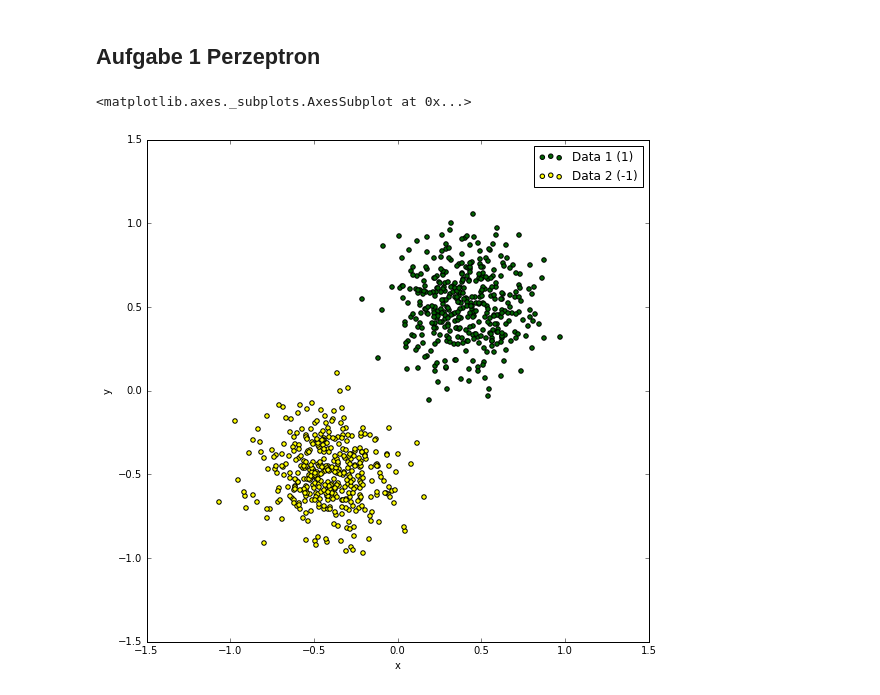
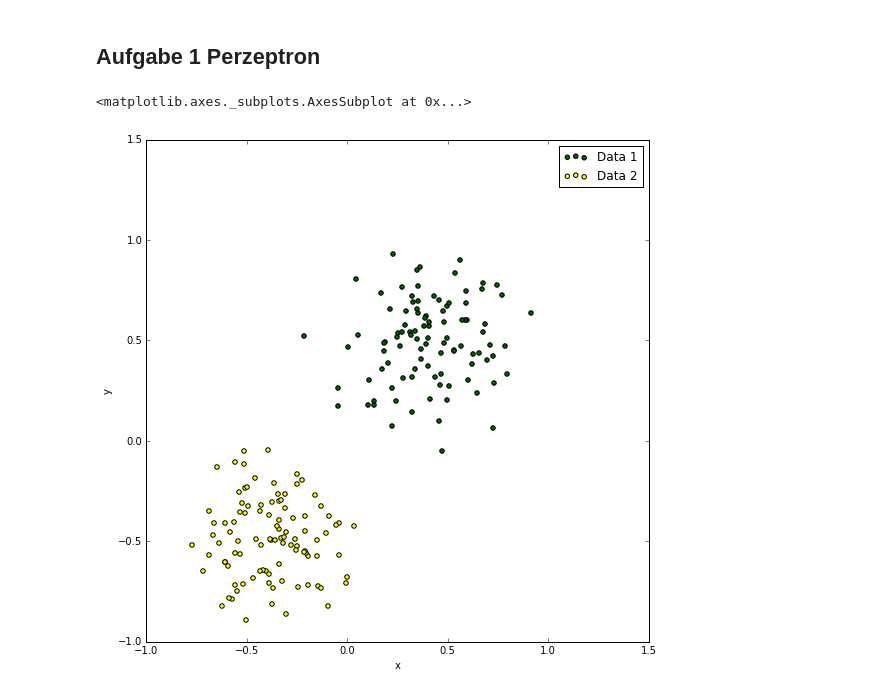
Before and after one commit to mahieke/maschinelles_lernen, a Jupyter notebook: a3/perceptron.ipynb, the cells around one changed output. Saved outputs shown, nothing was run; the diff lists cells and outputs as text; code cells hidden in the pictures.

```diff
--- a/a3/perceptron.ipynb
+++ b/a3/perceptron.ipynb
@@ -8,15 +8,16 @@ import pandas as pd
 import matplotlib.pyplot as plt
 # %%
 variance = 0.04
-data = 400
+data = 100
 pos = [0,0]
 pos_vec = [0.4, 0.5]
-(d1, l1), (d2, l2) = util.create_isotropic_gaussian_twindataset(pos, data, variance, pos_vec)
-d1 = pd.DataFrame(d1, index=l1, columns=['x','y'])
-d2 = pd.DataFrame(d2, index=l2, columns=['x','y'])
+d1, d2, colors = util.create_isotropic_gaussian_twindataset(pos, data, variance, pos_vec)
 
-ax = d1.plot(kind='scatter', x='x', y='y', figsize=(9,9), color='DarkGreen', label='Data 1 ({})'.format(l1[0]))
-d2.plot(kind='scatter', x='x', y='y', figsize=(9,9), color='Yellow', label='Data 2 ({})'.format(l2[0]), ax=ax)
+# plot data with pandas wrapper
+pd1 = pd.DataFrame(d1, columns=['x','y'])
+pd2 = pd.DataFrame(d2, columns=['x','y'])
+ax = pd1.plot(kind='scatter', x='x', y='y', figsize=(9,9), color=colors[0], label='Data 1')
+pd2.plot(kind='scatter', x='x', y='y', figsize=(9,9), color=colors[1], label='Data 2', ax=ax)
 # %% [output]
 <matplotlib.axes._subplots.AxesSubplot at 0x...>
-[figure, old version]
+[figure, new version]
```
Also changed, not shown: parts of 4 cells of this notebook, 1 other file.
